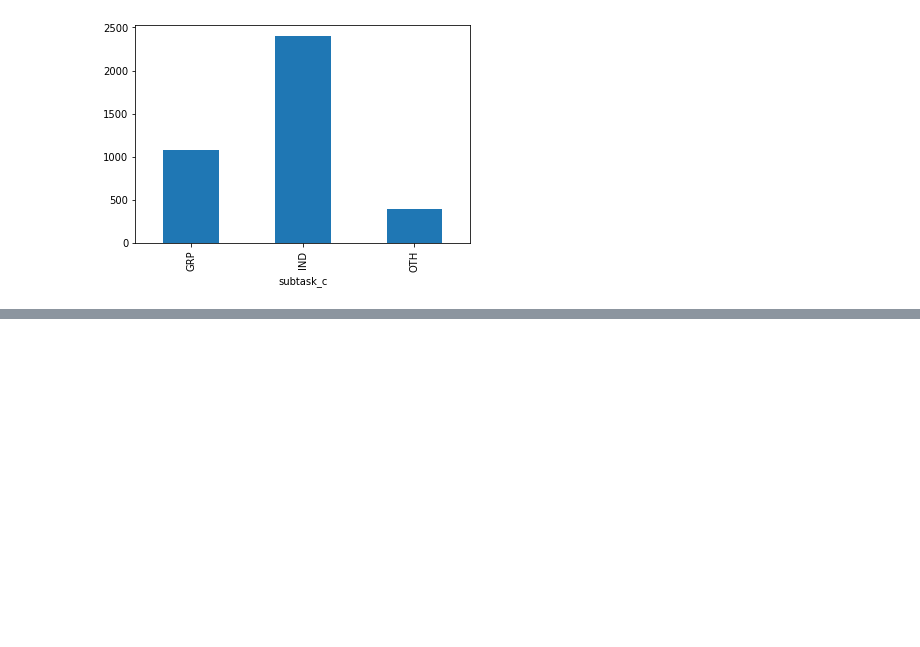
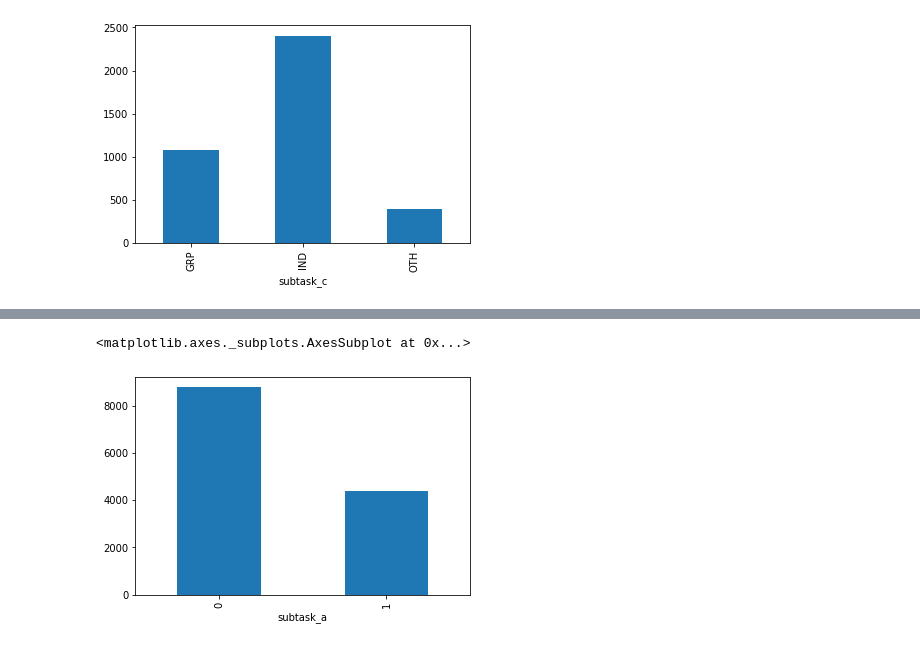
Before and after one commit to Ani997/msc_ai_sem2, a Jupyter notebook: NN_NLP/Lab6/lab6_semeval_task6.ipynb, the cells around one changed output, grey strips where cells are left out. Cells and saved outputs as stored; diff of their text form; code cells hidden in the pictures; blank space fills up the shorter version.

```diff
--- a/NN_NLP/Lab6/lab6_semeval_task6.ipynb
+++ b/NN_NLP/Lab6/lab6_semeval_task6.ipynb
@@ -503,0 +381,7 @@ results
+# %%
+import pandas as pd
+import numpy as np
+df_tweet = pd.read_csv("data/processed_tweet2.csv")
+import ast
+df_tweet['tweet_pr_st1'] = df_tweet.apply(lambda x: ast.literal_eval(x.tweet_pr_st1),axis =1)
+df_tweet['tweet_pr_st2'] = df_tweet.apply(lambda x: ast.literal_eval(x.tweet_pr_st2),axis =1)
@@ -503,0 +396,6 @@ results
+# %%
+# visvualise the distribution
+df_tweet.groupby(['subtask_a']).count()['id'].plot.bar()
+# %% [output]
+<matplotlib.axes._subplots.AxesSubplot at 0x...>
+[figure, added]
```
Also changed, not shown: parts of 93 cells of this notebook.
